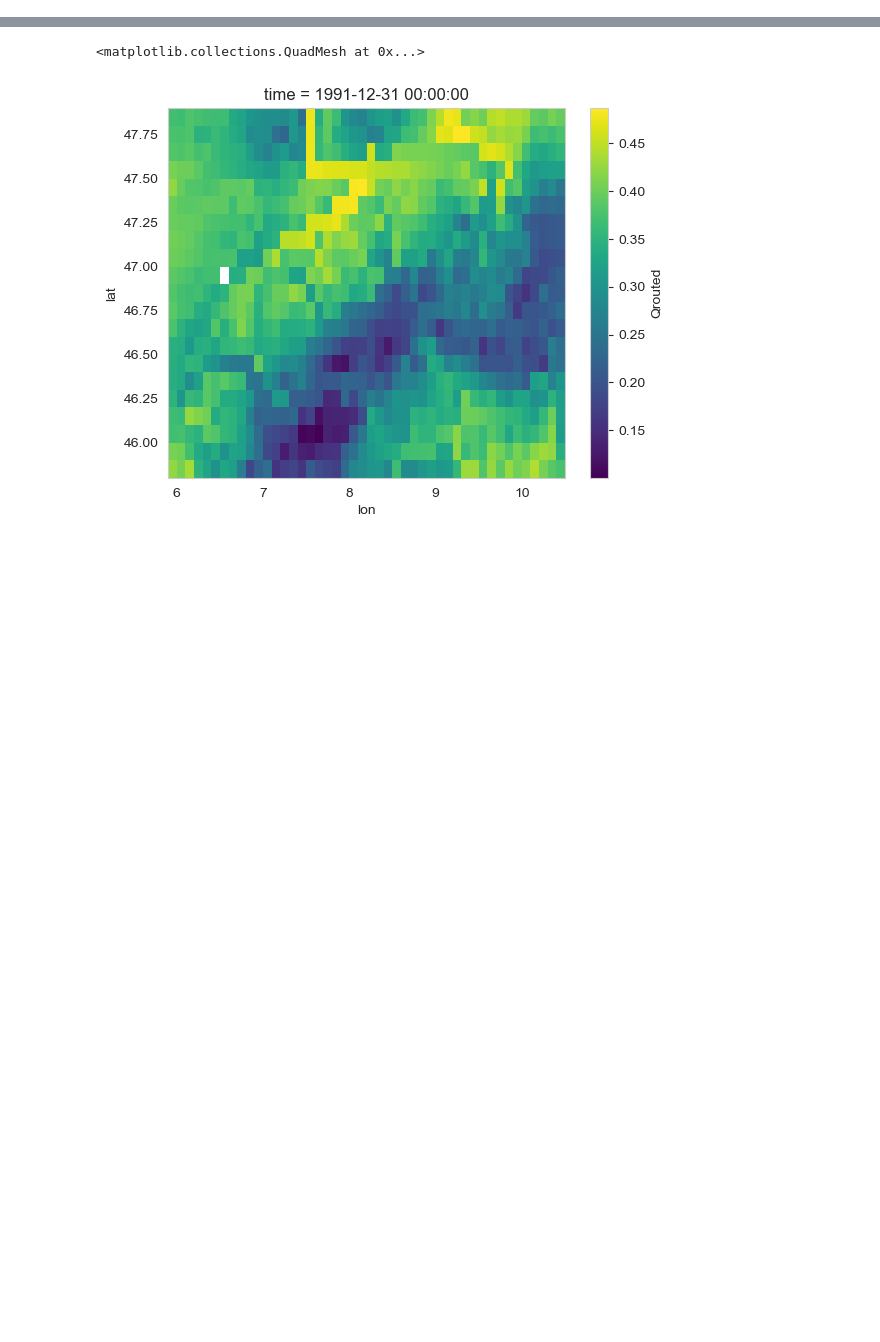
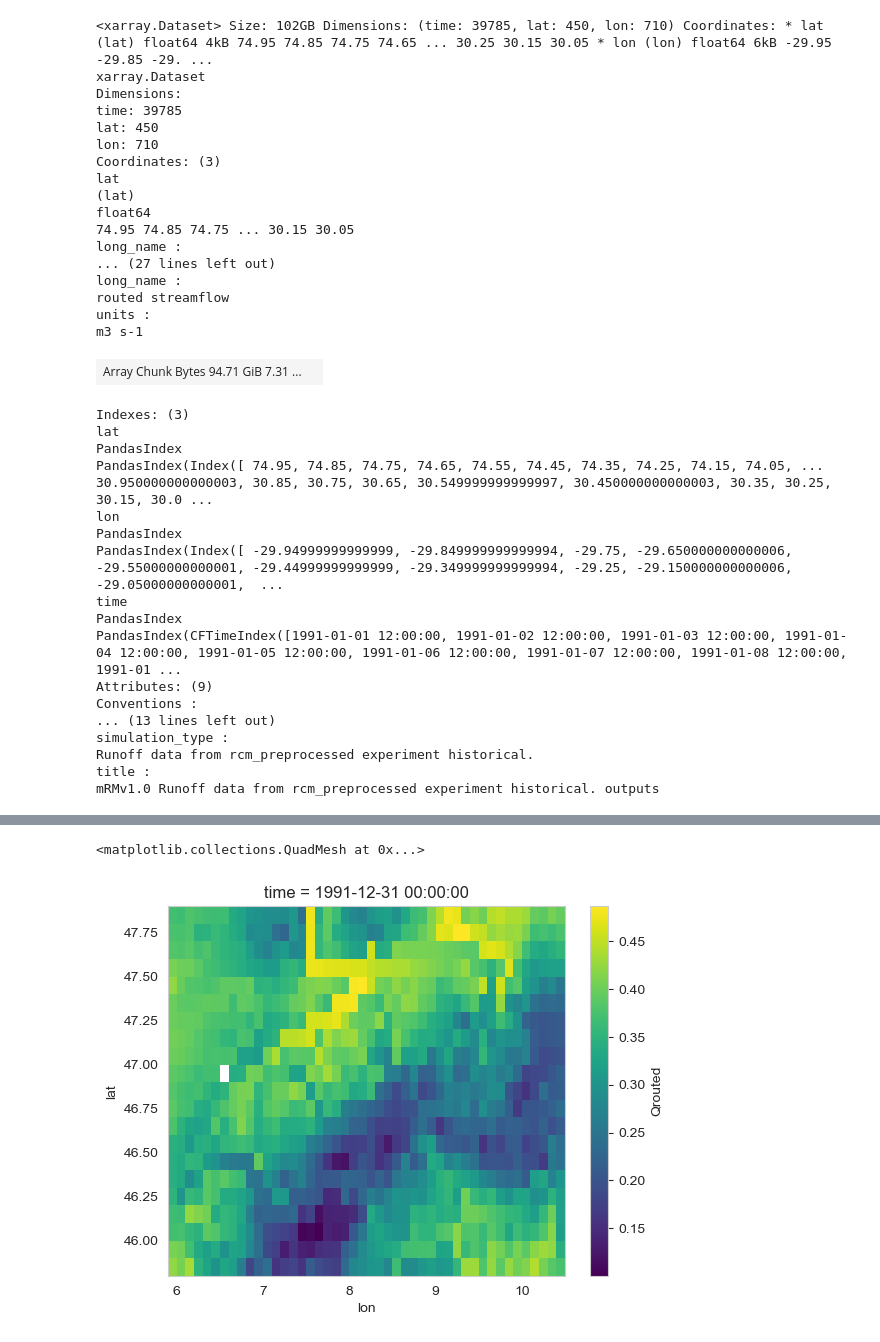
Before and after one commit to yasserhaddad/CORDEX2Energy, a Jupyter notebook: notebooks/conversion_energy/compute_hydropower.ipynb, the cells around one changed output, grey strips where cells are left out. Drawn from its saved outputs; the diff is of its cells as text; code cells hidden in the pictures; blank space fills up the shorter version.

```diff
--- a/notebooks/conversion_energy/compute_hydropower.ipynb
+++ b/notebooks/conversion_energy/compute_hydropower.ipynb
@@ -58,7 +61,7 @@ climate_model_chain = "CNRM-ALADIN63_CNRM-CERFACS-CNRM-CM5_r1i1p1"
 climate_scenario = "rcp85"
 # %%
-path_data_routed = Path("/net/argon/landclim2/pseubert/out_rcm/hist/CNRM-26")
-path_data_routed_zarr = list(path_data_routed.glob("*/Qrouted_historical_*_m3s.zarr"))
+path_data_routed = Path("/net/rain/landclim/pseubert/out_rcm/hist/") / f"{climate_model_chain}_{climate_scenario}"
+path_data_routed_zarr = sorted(list(path_data_routed.glob("*/Qrouted_historical_*.zarr")))
 # %%
 ds_routed = ClimateModelData(
     path_data_routed_zarr,
@@ -73,3 +76,41 @@ ds_routed = ClimateModelData(
     },
     check_calendar=False,
 )
+# %%
+ds_routed.ds_data
+# %% [output]
+<xarray.Dataset> Size: 102GB Dimensions: (time: 39785, lat: 450, lon: 710) Coordinates: * lat (lat) float64 4kB 74.95 74.85 74.75 74.65 ... 30.25 30.15 30.05 * lon (lon) float64 6kB -29.95 -29.85 -29. ...
+xarray.Dataset
+Dimensions:
+time: 39785
+lat: 450
+lon: 710
+Coordinates: (3)
+lat
+(lat)
+float64
+74.95 74.85 74.75 ... 30.15 30.05
+long_name :
+... (27 lines left out)
+long_name :
+routed streamflow
+units :
+m3 s-1
+| Array Chunk Bytes 94.71 GiB 7.31 ... |  |
+Indexes: (3)
+lat
+PandasIndex
+PandasIndex(Index([ 74.95, 74.85, 74.75, 74.65, 74.55, 74.45, 74.35, 74.25, 74.15, 74.05, ... 30.950000000000003, 30.85, 30.75, 30.65, 30.549999999999997, 30.450000000000003, 30.35, 30.25, 30.15, 30.0 ...
+lon
+PandasIndex
+PandasIndex(Index([ -29.94999999999999, -29.849999999999994, -29.75, -29.650000000000006, -29.55000000000001, -29.44999999999999, -29.349999999999994, -29.25, -29.150000000000006, -29.05000000000001,  ...
+time
+PandasIndex
+PandasIndex(CFTimeIndex([1991-01-01 12:00:00, 1991-01-02 12:00:00, 1991-01-03 12:00:00, 1991-01-04 12:00:00, 1991-01-05 12:00:00, 1991-01-06 12:00:00, 1991-01-07 12:00:00, 1991-01-08 12:00:00, 1991-01 ...
+Attributes: (9)
+Conventions :
+... (13 lines left out)
+simulation_type :
+Runoff data from rcm_preprocessed experiment historical.
+title :
+mRMv1.0 Runoff data from rcm_preprocessed experiment historical. outputs
```
Also changed, not shown: parts of 8 cells of this notebook, 24 other files.
